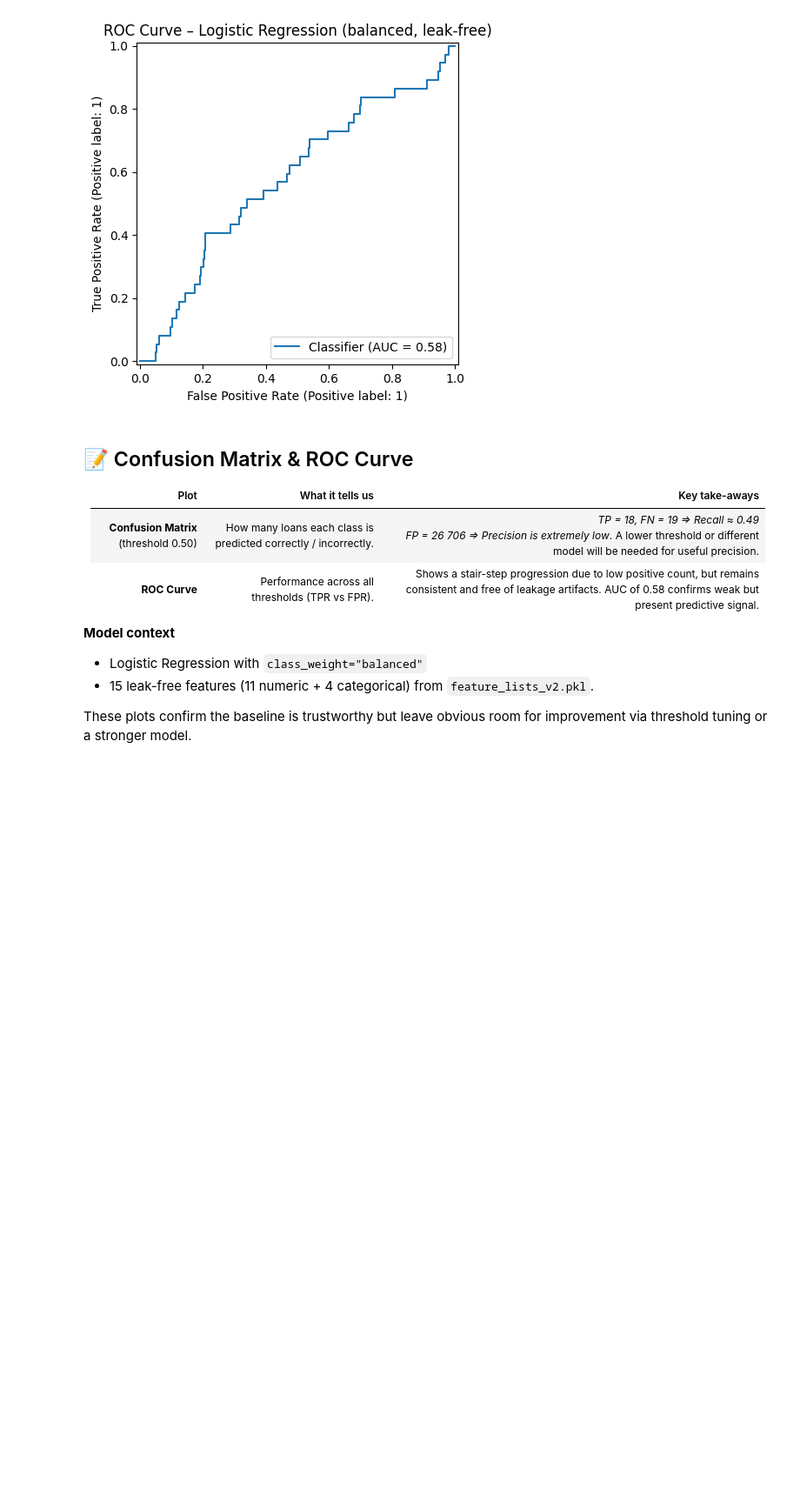
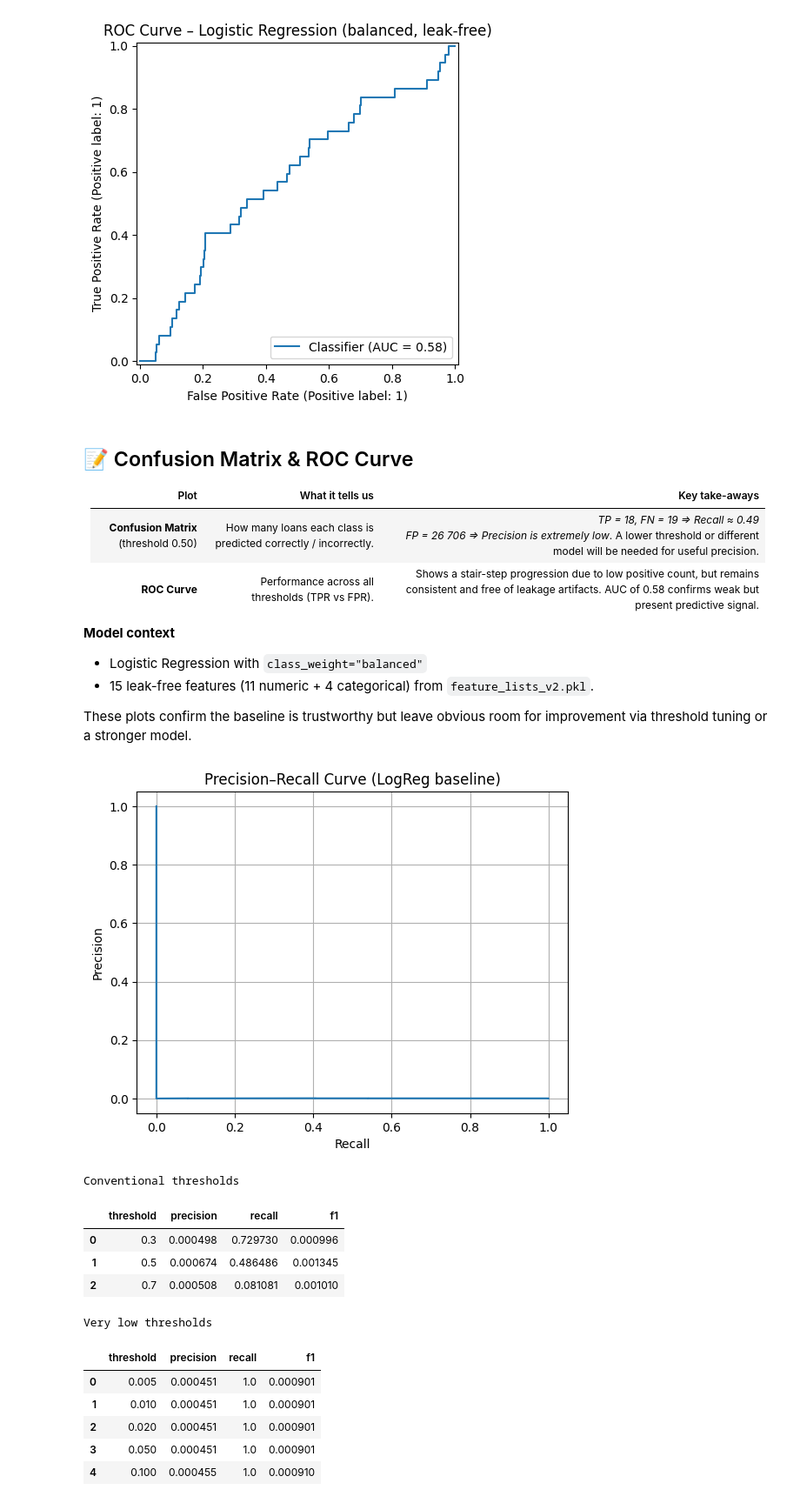
Before and after one commit to mcgrath-dylan/mcgrath-dylan, a Jupyter notebook: loan-default-ml-demo/notebooks/02_modeling.ipynb, the cells around one changed output. Shown: that part at 87% size. Cells and saved outputs as stored; diff of their text form; code cells hidden in the pictures; blank space fills up the shorter version.

Commit message:
Document threshold tuning results; precision too low, plan shift to boosting model

```diff
--- a/loan-default-ml-demo/notebooks/02_modeling.ipynb
+++ b/loan-default-ml-demo/notebooks/02_modeling.ipynb
@@ -151,3 +151,55 @@ plt.show()
 * 15 leak-free features (11 numeric + 4 categorical) from `feature_lists_v2.pkl`.
 
 These plots confirm the baseline is trustworthy but leave obvious room for improvement via threshold tuning or a stronger model.
+# %%
+from sklearn.metrics import (
+    precision_recall_curve, precision_score, recall_score, f1_score
+)
+import numpy as np, pandas as pd, matplotlib.pyplot as plt
+
+# Full PR curve
+prec, rec, thr = precision_recall_curve(y_test, y_proba)
+plt.plot(rec, prec); plt.xlabel("Recall"); plt.ylabel("Precision")
+plt.title("Precision–Recall Curve (LogReg baseline)"); plt.grid(True); plt.show()
+
+# A. Conventional thresholds 0.30–0.70 results table
+conv_thresh = [0.30, 0.50, 0.70]
+rows = []
+for t in conv_thresh:
+    y_pred = (y_proba >= t).astype(int)
+    rows.append({
+        "threshold": t,
+        "precision": precision_score(y_test, y_pred, zero_division=0),
+        "recall":    recall_score(y_test, y_pred, zero_division=0),
+        "f1":        f1_score(y_test, y_pred, zero_division=0)
+    })
+print("Conventional thresholds")
+display(pd.DataFrame(rows))
+
+# B. Very low thresholds 0.005–0.10 results table
+low_thresh = [0.005, 0.01, 0.02, 0.05, 0.10]
+rows = []
+for t in low_thresh:
+    y_pred = (y_proba >= t).astype(int)
+    rows.append({
+        "threshold": t,
+        "precision": precision_score(y_test, y_pred, zero_division=0),
+        "recall":    recall_score(y_test, y_pred, zero_division=0),
+        "f1":        f1_score(y_test, y_pred, zero_division=0)
+    })
+print("Very low thresholds")
+display(pd.DataFrame(rows))
+# %% [output]
+[figure, added]
+Conventional thresholds
+|  | threshold | precision | recall | f1 |
+| 0 | 0.3 | 0.000498 | 0.729730 | 0.000996 |
+| 1 | 0.5 | 0.000674 | 0.486486 | 0.001345 |
+| 2 | 0.7 | 0.000508 | 0.081081 | 0.001010 |
+Very low thresholds
+|  | threshold | precision | recall | f1 |
+| 0 | 0.005 | 0.000451 | 1.0 | 0.000901 |
+| 1 | 0.010 | 0.000451 | 1.0 | 0.000901 |
+| 2 | 0.020 | 0.000451 | 1.0 | 0.000901 |
+| 3 | 0.050 | 0.000451 | 1.0 | 0.000901 |
+| 4 | 0.100 | 0.000455 | 1.0 | 0.000910 |
```
Also changed, not shown: parts of 1 cell of this notebook.
